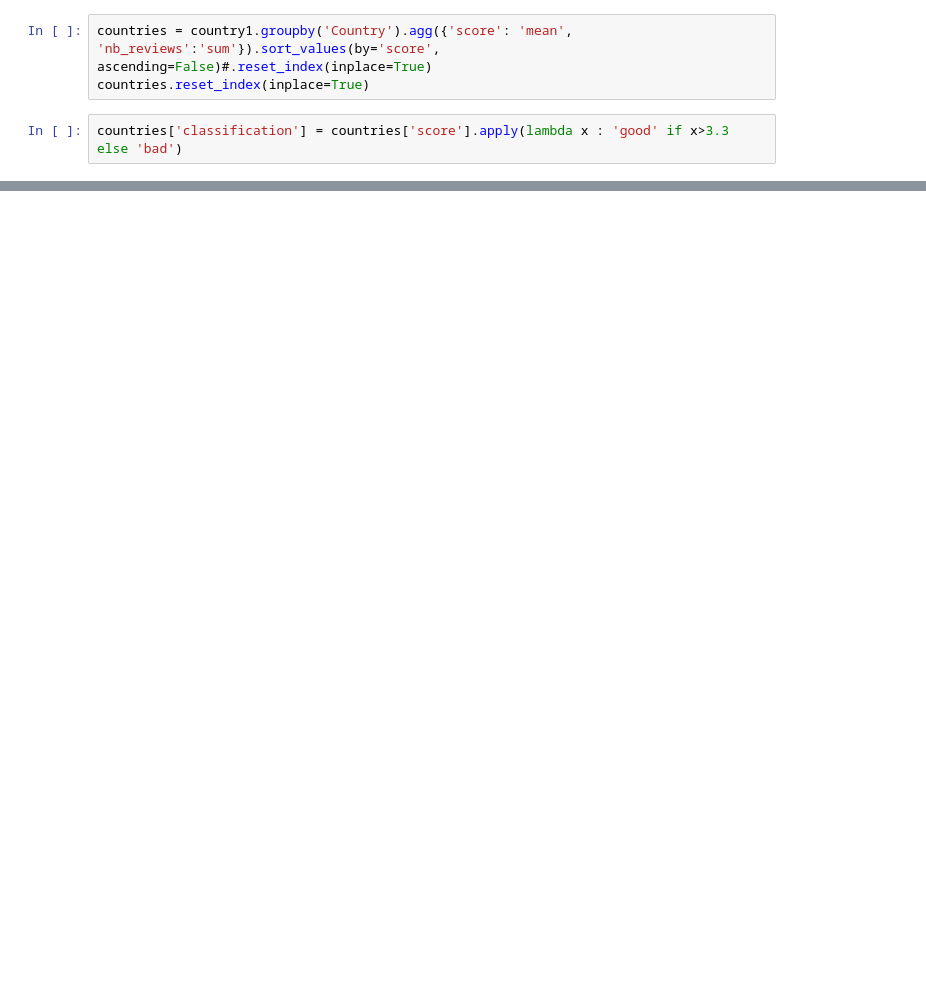
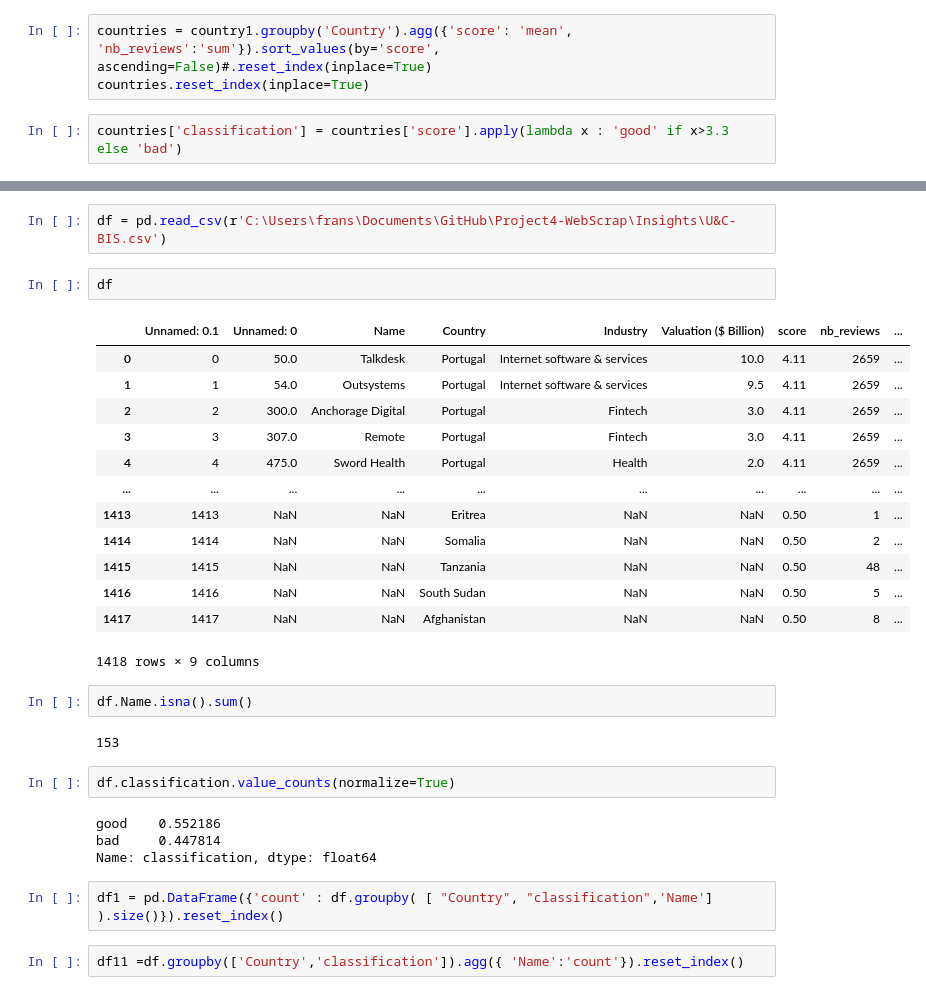
Before and after one commit to Frans-Grau/Project4-WebScrap, a Jupyter notebook: Insights/Inferential stats.ipynb, the cells around one changed output, grey strips where cells are left out. Drawn from its saved outputs; the diff is of its cells as text; blank space fills up the shorter version.

```diff
--- a/Insights/Inferential stats.ipynb
+++ b/Insights/Inferential stats.ipynb
@@ -149,0 +75,32 @@ country1.to_csv('Top2Cities.csv')
+# %%
+df = pd.read_csv(r'C:\Users\frans\Documents\GitHub\Project4-WebScrap\Insights\U&C-BIS.csv')
+# %%
+df
+# %% [output]
+|  | Unnamed: 0.1 | Unnamed: 0 | Name | Country | Industry | Valuation ($ Billion) | score | nb_reviews | ... |
+| 0 | 0 | 50.0 | Talkdesk | Portugal | Internet software & services | 10.0 | 4.11 | 2659 | ... |
+| 1 | 1 | 54.0 | Outsystems | Portugal | Internet software & services | 9.5 | 4.11 | 2659 | ... |
+| 2 | 2 | 300.0 | Anchorage Digital | Portugal | Fintech | 3.0 | 4.11 | 2659 | ... |
+| 3 | 3 | 307.0 | Remote | Portugal | Fintech | 3.0 | 4.11 | 2659 | ... |
+| 4 | 4 | 475.0 | Sword Health | Portugal | Health | 2.0 | 4.11 | 2659 | ... |
+| ... | ... | ... | ... | ... | ... | ... | ... | ... | ... |
+| 1413 | 1413 | NaN | NaN | Eritrea | NaN | NaN | 0.50 | 1 | ... |
+| 1414 | 1414 | NaN | NaN | Somalia | NaN | NaN | 0.50 | 2 | ... |
+| 1415 | 1415 | NaN | NaN | Tanzania | NaN | NaN | 0.50 | 48 | ... |
+| 1416 | 1416 | NaN | NaN | South Sudan | NaN | NaN | 0.50 | 5 | ... |
+| 1417 | 1417 | NaN | NaN | Afghanistan | NaN | NaN | 0.50 | 8 | ... |
+1418 rows × 9 columns
+# %%
+df.Name.isna().sum()
+# %% [output]
+153
+# %%
+df.classification.value_counts(normalize=True)
+# %% [output]
+good    0.552186
+bad     0.447814
+Name: classification, dtype: float64
+# %%
+df1 = pd.DataFrame({'count' : df.groupby( [ "Country", "classification",'Name'] ).size()}).reset_index()
+# %%
+df11 =df.groupby(['Country','classification']).agg({ 'Name':'count'}).reset_index()
```
Also changed, not shown: parts of 11 cells of this notebook, 2 other files.
